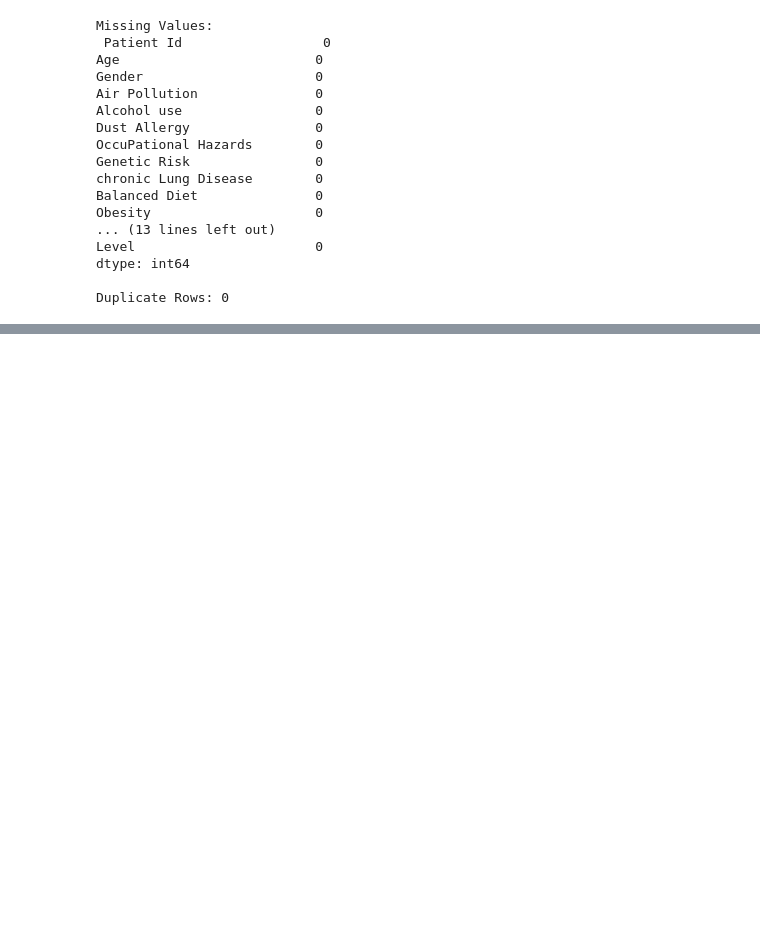
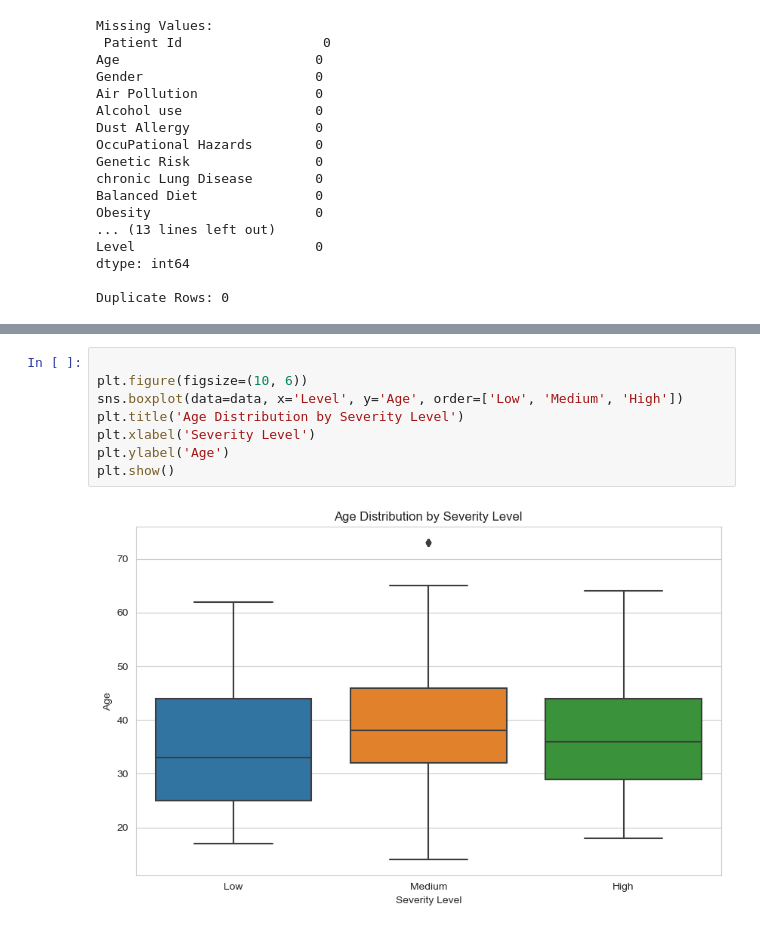
Before and after one commit to MizGG/ML-and-cancer-, a Jupyter notebook: honours project tester .ipynb, the cells around one changed output, grey strips where cells are left out. Cells and saved outputs as stored; diff of their text form; blank space fills up the shorter version.

```diff
--- a/honours project tester .ipynb
+++ b/honours project tester .ipynb
@@ -68,0 +105,10 @@ Duplicate Rows: 0
+# %%
+
+plt.figure(figsize=(10, 6))
+sns.boxplot(data=data, x='Level', y='Age', order=['Low', 'Medium', 'High'])
+plt.title('Age Distribution by Severity Level')
+plt.xlabel('Severity Level')
+plt.ylabel('Age')
+plt.show()
+# %% [output]
+[figure, added]
```
Also changed, not shown: parts of 9 cells of this notebook.
